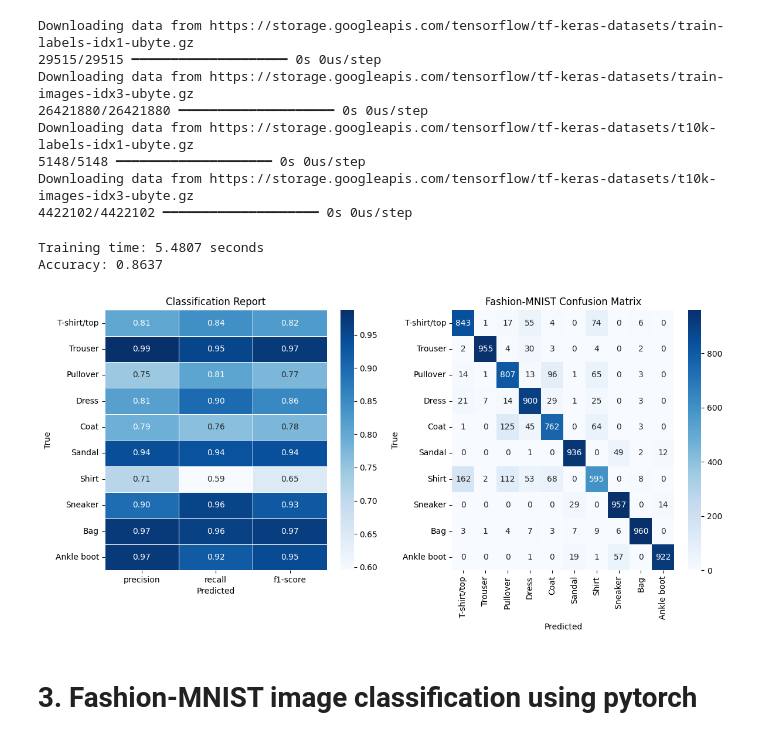
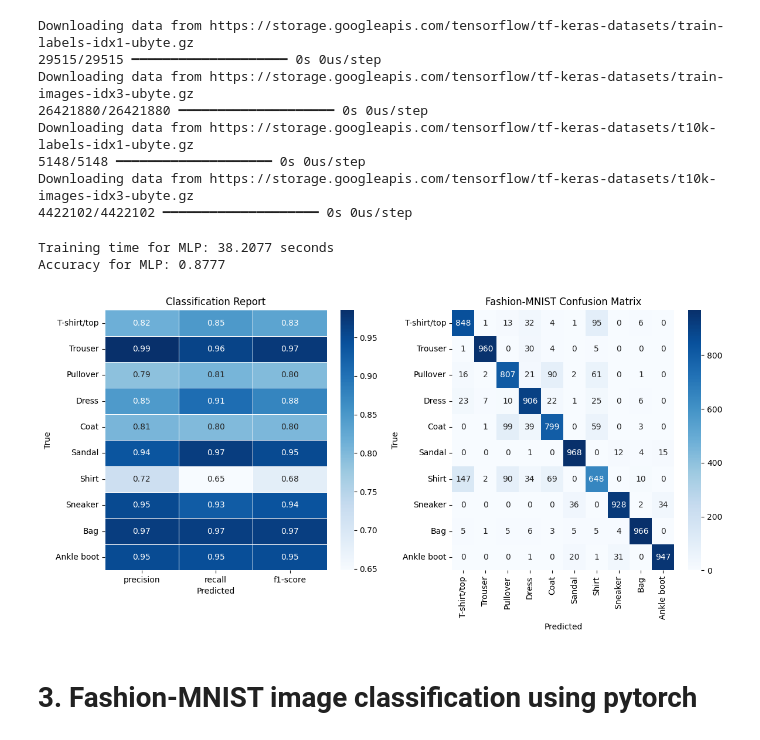
Before and after one commit to Shinyhunter95/math-data-science-course-Project3, a Jupyter notebook: project3.ipynb, the cells around one changed output. Cells and saved outputs as stored; diff of their text form; code cells hidden in the pictures.

```diff
--- a/project3.ipynb
+++ b/project3.ipynb
@@ -27,17 +27,19 @@ Downloading data from https://storage.googleapis.com/tensorflow/tf-keras-dataset
 Downloading data from https://storage.googleapis.com/tensorflow/tf-keras-datasets/t10k-images-idx3-ubyte.gz
 4422102/4422102 ━━━━━━━━━━━━━━━━━━━━ 0s 0us/step
 # %%
-from sklearn.neural_network import MLPClassifier
-from sklearn.metrics import accuracy_score, classification_report, confusion_matrix
 import matplotlib.pyplot as plt
 import seaborn as sns
 import time
 import pandas as pd
+from sklearn.neural_network import MLPClassifier
+from sklearn.metrics import accuracy_score, classification_report, confusion_matrix
 
-
+class_names = [
+    "T-shirt/top", "Trouser", "Pullover", "Dress", "Coat",
+    "Sandal", "Shirt", "Sneaker", "Bag", "Ankle boot"]
 
 mlp = MLPClassifier(
-    hidden_layer_sizes=(100, ), #Number of hidden layers and neurons
+    hidden_layer_sizes=(50, 50, 50), #Number of hidden layers and neurons
     activation='relu', #Activation function
     solver='adam', #Optimization method and the learning rate
     alpha=0.0001, #Regularization
@@ -45,58 +47,55 @@ mlp = MLPClassifier(
     max_iter=200, #To pevent it from taking forever
     random_state=1)
 
-class_names = [
-    "T-shirt/top", "Trouser", "Pullover", "Dress", "Coat",
-    "Sandal", "Shirt", "Sneaker", "Bag", "Ankle boot"]
+#The following options were tried to generate the graphics for the report. Only one was changed at a time.
+#(100, )(Default), (128, 64), (50, 50, 50)
+#Activation function: identity, logistic, tanh, relu(Defalut)
+#Solver: lbfgs, sgd, adam(Default)
+#Alpha=0.001(Default), 0.01, 0.1
 
-# 128, 64
-#Activation function: identity, logistic, tanh, relu (defalut)
-#Solver: lbfgs, sgd, adam (default)
-#alpha=0.001
-
-st = time.perf_counter()
+STD = time.perf_counter()
 
 mlp.fit(X_train, y_train)
 
-et = time.perf_counter()
+ETD = time.perf_counter()
 
-print(f"Training time: {et - st:0.4f} seconds")
+print(f"Training time for MLP: {ETD - STD:0.4f} seconds")
 
 y_pred = mlp.predict(X_test)
 
 ADefault = accuracy_score(y_test, y_pred)
-print(f"Accuracy for Default MLP: {ADefault}")
+print(f"Accuracy for MLP: {ADefault}")
 
 CRDefault = classification_report(y_test, y_pred, target_names=class_names, output_dict=True)
 if 'accuracy' in CRDefault:
     del CRDefault['accuracy']
 if 'macro avg' in CRDefault:
     del CRDefault['macro avg']
 if 'weighted avg' in CRDefault:
     del CRDefault['weighted avg']
 
 CMDefault = confusion_matrix(y_test, y_pred)
 
-#Plot for Default MLP
+#Plot for MLP
 fig, (ax1, ax2) = plt.subplots(1, 2, figsize=(12, 6))
 
 sns.heatmap(pd.DataFrame(CRDefault).iloc[:-1, :].T, annot=True, ax=ax1, cmap='Blues', fmt='.2f', linewidths=.5)
 ax1.set_title('Classification Report')
 ax1.set_xlabel('Predicted')
 ax1.set_ylabel('True')
 
 sns.heatmap(CMDefault, annot=True, fmt="d", ax=ax2, cmap="Blues",
             xticklabels=class_names, yticklabels=class_names)
 ax2.set_xlabel("Predicted")
 ax2.set_ylabel("True")
 ax2.set_title("Fashion-MNIST Confusion Matrix")
 
 plt.tight_layout()
 plt.show()
 # %% [output]
-Training time: 5.4807 seconds
-Accuracy: 0.8637
+Training time for MLP: 38.2077 seconds
+Accuracy for MLP: 0.8777
-[figure, old version]
+[figure, new version]
 # %% [markdown]
 # 3. Fashion-MNIST image classification  using pytorch
 # %%
```
